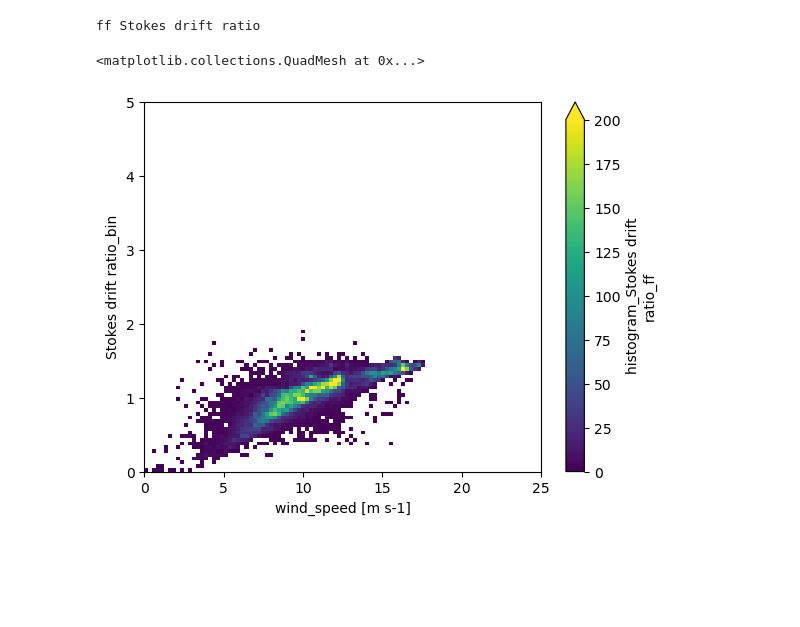
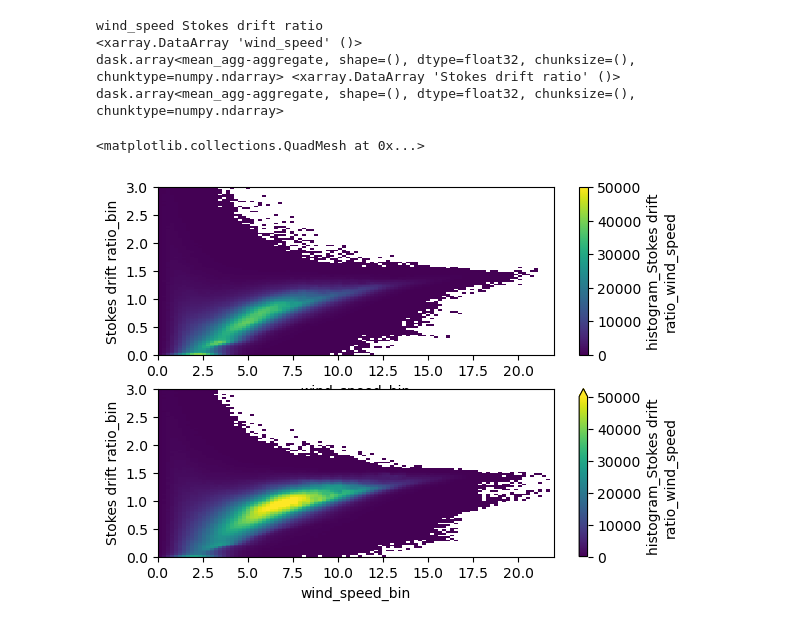
Before and after one commit to knutfrode/concepts, a Jupyter notebook: Stokes_drift_fraction_of_wind.ipynb, the cells around one changed output. Drawn from its saved outputs; the diff is of its cells as text; code cells hidden in the pictures; blank space fills up the shorter version.

```diff
--- a/Stokes_drift_fraction_of_wind.ipynb
+++ b/Stokes_drift_fraction_of_wind.ipynb
@@ -16,8 +64,26 @@ https://thredds.met.no/thredds/dodsC/ww3_4km_archive_files/2023/01/08/ww3_4km_20
 # %%
-dr = pd.date_range(start='2023-01-01', end='2023-01-02')
-td = dr[1] - dr[0]
-urls = [d.strftime(u) for d in dr]
-print(urls)
-dss = [xr.open_mfdataset(ur).isel
-print(ds)
+for an, a in areas.items():
+    outfile = f'{an}_wind_stokes.nc'
+    if not os.path.exists(outfile):
+        dr = pd.date_range(start='2022-06-01', end='2022-06-03')
+        ds = open_mfdataset_overlap(url_base, dr, variables=['uuss', 'vuss', 'uwnd', 'vwnd'])
+        print(ds)
+        dsub = ds.isel(**a)
+        stokes = np.sqrt(dsub.uuss**2 + dsub.vuss**2).rename('stokes_drift')
+        wind_speed = np.sqrt(dsub.uwnd**2 + dsub.vwnd**2).rename('wind_speed')
+        c = xr.merge([stokes, wind_speed, dsub.uwnd.rename('x_wind'), dsub.vwnd.rename('y_wind')])
+        c.to_netcdf(outfile)
+    else:
+        print(f'Importing from {outfile}')
+        c = xr.open_dataset(outfile, chunks={'time': 1})
+
+    outfile_mean = f'{an}_mean.nc'
+    if not os.path.exists(outfile_mean) or True:
+        sr = c.stokes_drift/c.wind_speed*100
+        sr = sr.where(sr>0)
+        sr = sr.where(sr<10)
+        stw = sr.where(c.x_wind<0).mean(dim='time').rename('stokes_westwards_wind')
+        ste = sr.where(c.x_wind>0).mean(dim='time').rename('stokes_eastwards_wind')
+        stm = sr.mean(dim='time').rename('stokes_mean')
+        xr.merge([ste, stw, stm]).to_netcdf(outfile_mean)
 # %% [output]
@@ -120,9 +117,23 @@ plt.show()
 # %%
+wind_speed = c.wind_speed
+sr = c.stokes_drift/c.wind_speed*100
+sr = sr.rename('Stokes drift ratio')
 print(wind_speed.name, sr.name)
-h = histogram(sr, wind_speed, bins=[bins_s, bins_w])
-h.where(h>0).plot(vmin=0, vmax=200)
+bins_w = np.linspace(0, 22, 100)
+bins_s = np.linspace(0, 3, 100)
+print(wind_speed.mean(), sr.mean())
+#fig, (axe, axw) = plt.subplots(ncols=2, nrows=1)
+plt.subplot(2,1,1)
+h = histogram(sr.where(c.x_wind<0), wind_speed.where(c.x_wind<0), bins=[bins_s, bins_w])
+h.where(h>0).plot(vmin=0, vmax=50000)
+plt.subplot(2,1,2)
+h = histogram(sr.where(c.x_wind>0), wind_speed.where(c.x_wind>0), bins=[bins_s, bins_w])
+h.where(h>0).plot(vmin=0, vmax=50000)
 # %% [output]
-ff Stokes drift ratio
+wind_speed Stokes drift ratio
+<xarray.DataArray 'wind_speed' ()>
+dask.array<mean_agg-aggregate, shape=(), dtype=float32, chunksize=(), chunktype=numpy.ndarray> <xarray.DataArray 'Stokes drift ratio' ()>
+dask.array<mean_agg-aggregate, shape=(), dtype=float32, chunksize=(), chunktype=numpy.ndarray>
 <matplotlib.collections.QuadMesh at 0x...>
-[figure, old version]
+[figure, new version]
 # %%
```
Also changed, not shown: parts of 12 cells of this notebook, 1 other file.
